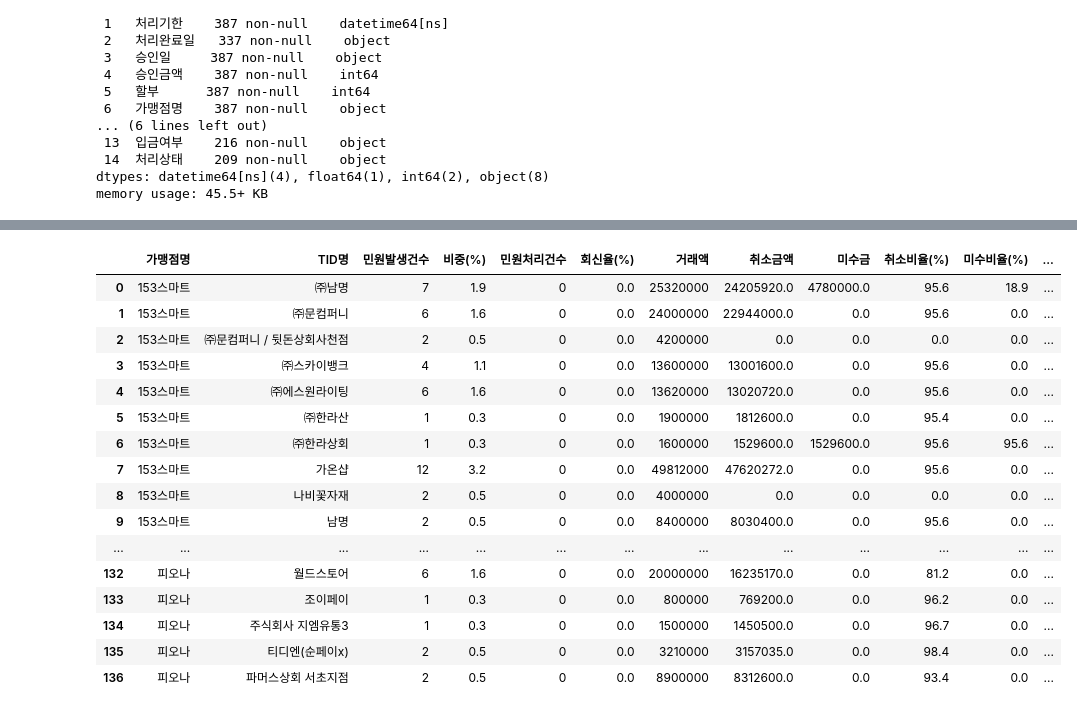
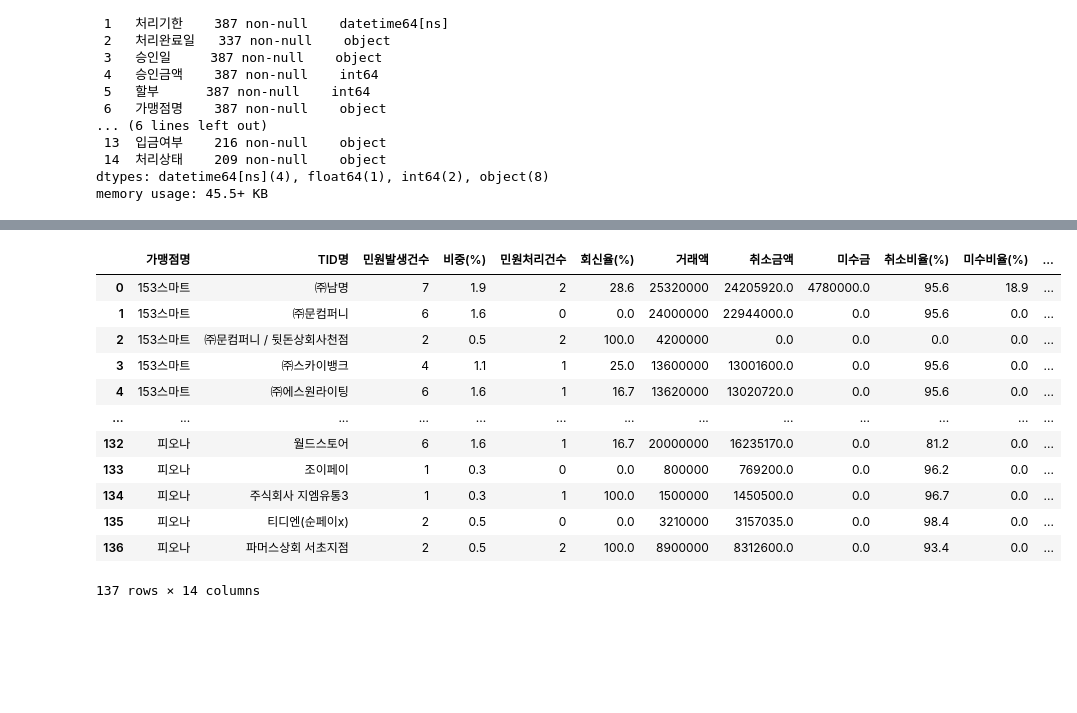
Before and after one commit to nanho-work/excelboo, a Jupyter notebook: test.ipynb, the cells around one changed output, grey strips where cells are left out. Drawn from its saved outputs; the diff is of its cells as text; code cells hidden in the pictures; blank space fills up the shorter version.

```diff
--- a/test.ipynb
+++ b/test.ipynb
@@ -216,7 +193,7 @@ filtered_df
 민원발생건수['비중(%)'] = (민원발생건수['민원발생건수'] / 전체민원수 * 100).round(1)
 
 # 4. 처리완료 건수
-처리완료_df = filtered_df[filtered_df['처리결과'] == 'Y']
+처리완료_df = filtered_df[filtered_df['처리상태'] == 'Y']
 민원처리건수 = 처리완료_df.groupby(['가맹점명', 'TID명']).size().reset_index(name='민원처리건수')
 
 # 5. 결과 병합 및 회신율 계산
@@ -229,46 +206,42 @@ filtered_df
 
 # 7. 취소금액
 취소금액 = filtered_df.groupby(['가맹점명', 'TID명'])['입금금액'].sum().reset_index(name='취소금액')
 
 # 8. 미수금
 미수금_df = filtered_df[filtered_df['입금여부'] == '미입금']
 미수금 = 미수금_df.groupby(['가맹점명', 'TID명'])['입금금액'].sum().reset_index(name='미수금')
 
 # 9. 병합 및 취소/미수비율 계산
 결과 = 결과.merge(거래액, on=['가맹점명', 'TID명'], how='left')
 결과 = 결과.merge(취소금액, on=['가맹점명', 'TID명'], how='left')
 결과 = 결과.merge(미수금, on=['가맹점명', 'TID명'], how='left')
 결과[['취소금액', '미수금']] = 결과[['취소금액', '미수금']].fillna(0)
 결과['취소비율(%)'] = ((결과['취소금액'] / 결과['거래액']) * 100).round(1)
 결과['미수비율(%)'] = ((결과['미수금'] / 결과['거래액']) * 100).round(1)
 
 # 10. 평균 객단가
 거래건수 = filtered_df.groupby(['가맹점명', 'TID명']).size().reset_index(name='거래건수')
 결과 = 결과.merge(거래건수, on=['가맹점명', 'TID명'], how='left')
 결과['평균객단가'] = (결과['거래액'] / 결과['거래건수']).round(0).fillna(0).astype(int)
 
 # 11. 평균 할부개월 수
 평균할부 = filtered_df.groupby(['가맹점명', 'TID명'])['할부'].mean().reset_index(name='평균할부')
 결과 = 결과.merge(평균할부, on=['가맹점명', 'TID명'], how='left')
 결과['평균할부'] = 결과['평균할부'].fillna(0).round(1)
 
 # 결과 출력
 결과
 # %% [output]
 |  | 가맹점명 | TID명 | 민원발생건수 | 비중(%) | 민원처리건수 | 회신율(%) | 거래액 | 취소금액 | 미수금 | 취소비율(%) | 미수비율(%) | ... |
-| 0 | 153스마트 | ㈜남명 | 7 | 1.9 | 0 | 0.0 | 25320000 | 24205920.0 | 4780000.0 | 95.6 | 18.9 | ... |
+| 0 | 153스마트 | ㈜남명 | 7 | 1.9 | 2 | 28.6 | 25320000 | 24205920.0 | 4780000.0 | 95.6 | 18.9 | ... |
 | 1 | 153스마트 | ㈜문컴퍼니 | 6 | 1.6 | 0 | 0.0 | 24000000 | 22944000.0 | 0.0 | 95.6 | 0.0 | ... |
-| 2 | 153스마트 | ㈜문컴퍼니 / 뒷돈상회사천점 | 2 | 0.5 | 0 | 0.0 | 4200000 | 0.0 | 0.0 | 0.0 | 0.0 | ... |
-| 3 | 153스마트 | ㈜스카이뱅크 | 4 | 1.1 | 0 | 0.0 | 13600000 | 13001600.0 | 0.0 | 95.6 | 0.0 | ... |
-| 4 | 153스마트 | ㈜에스원라이팅 | 6 | 1.6 | 0 | 0.0 | 13620000 | 13020720.0 | 0.0 | 95.6 | 0.0 | ... |
-| 5 | 153스마트 | ㈜한라산 | 1 | 0.3 | 0 | 0.0 | 1900000 | 1812600.0 | 0.0 | 95.4 | 0.0 | ... |
-| 6 | 153스마트 | ㈜한라상회 | 1 | 0.3 | 0 | 0.0 | 1600000 | 1529600.0 | 1529600.0 | 95.6 | 95.6 | ... |
-| 7 | 153스마트 | 가온샵 | 12 | 3.2 | 0 | 0.0 | 49812000 | 47620272.0 | 0.0 | 95.6 | 0.0 | ... |
-| 8 | 153스마트 | 나비꽃자재 | 2 | 0.5 | 0 | 0.0 | 4000000 | 0.0 | 0.0 | 0.0 | 0.0 | ... |
-| 9 | 153스마트 | 남명 | 2 | 0.5 | 0 | 0.0 | 8400000 | 8030400.0 | 0.0 | 95.6 | 0.0 | ... |
+| 2 | 153스마트 | ㈜문컴퍼니 / 뒷돈상회사천점 | 2 | 0.5 | 2 | 100.0 | 4200000 | 0.0 | 0.0 | 0.0 | 0.0 | ... |
+| 3 | 153스마트 | ㈜스카이뱅크 | 4 | 1.1 | 1 | 25.0 | 13600000 | 13001600.0 | 0.0 | 95.6 | 0.0 | ... |
+| 4 | 153스마트 | ㈜에스원라이팅 | 6 | 1.6 | 1 | 16.7 | 13620000 | 13020720.0 | 0.0 | 95.6 | 0.0 | ... |
 | ... | ... | ... | ... | ... | ... | ... | ... | ... | ... | ... | ... | ... |
-| 132 | 피오나 | 월드스토어 | 6 | 1.6 | 0 | 0.0 | 20000000 | 16235170.0 | 0.0 | 81.2 | 0.0 | ... |
+| 132 | 피오나 | 월드스토어 | 6 | 1.6 | 1 | 16.7 | 20000000 | 16235170.0 | 0.0 | 81.2 | 0.0 | ... |
 | 133 | 피오나 | 조이페이 | 1 | 0.3 | 0 | 0.0 | 800000 | 769200.0 | 0.0 | 96.2 | 0.0 | ... |
-| 134 | 피오나 | 주식회사 지엠유통3 | 1 | 0.3 | 0 | 0.0 | 1500000 | 1450500.0 | 0.0 | 96.7 | 0.0 | ... |
+| 134 | 피오나 | 주식회사 지엠유통3 | 1 | 0.3 | 1 | 100.0 | 1500000 | 1450500.0 | 0.0 | 96.7 | 0.0 | ... |
 | 135 | 피오나 | 티디엔(순페이x) | 2 | 0.5 | 0 | 0.0 | 3210000 | 3157035.0 | 0.0 | 98.4 | 0.0 | ... |
-| 136 | 피오나 | 파머스상회 서초지점 | 2 | 0.5 | 0 | 0.0 | 8900000 | 8312600.0 | 0.0 | 93.4 | 0.0 | ... |
+| 136 | 피오나 | 파머스상회 서초지점 | 2 | 0.5 | 2 | 100.0 | 8900000 | 8312600.0 | 0.0 | 93.4 | 0.0 | ... |
+137 rows × 14 columns
```
Also changed, not shown: parts of 5 cells of this notebook, 1 other file.
